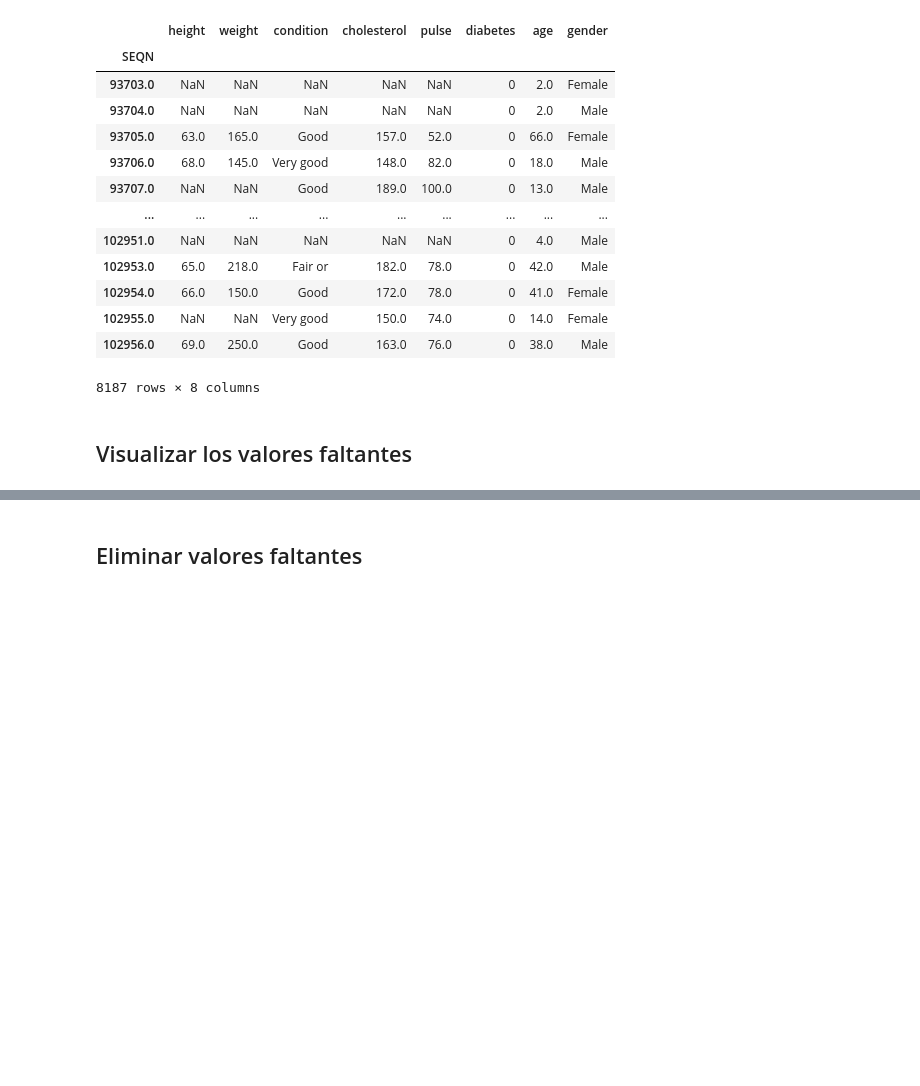
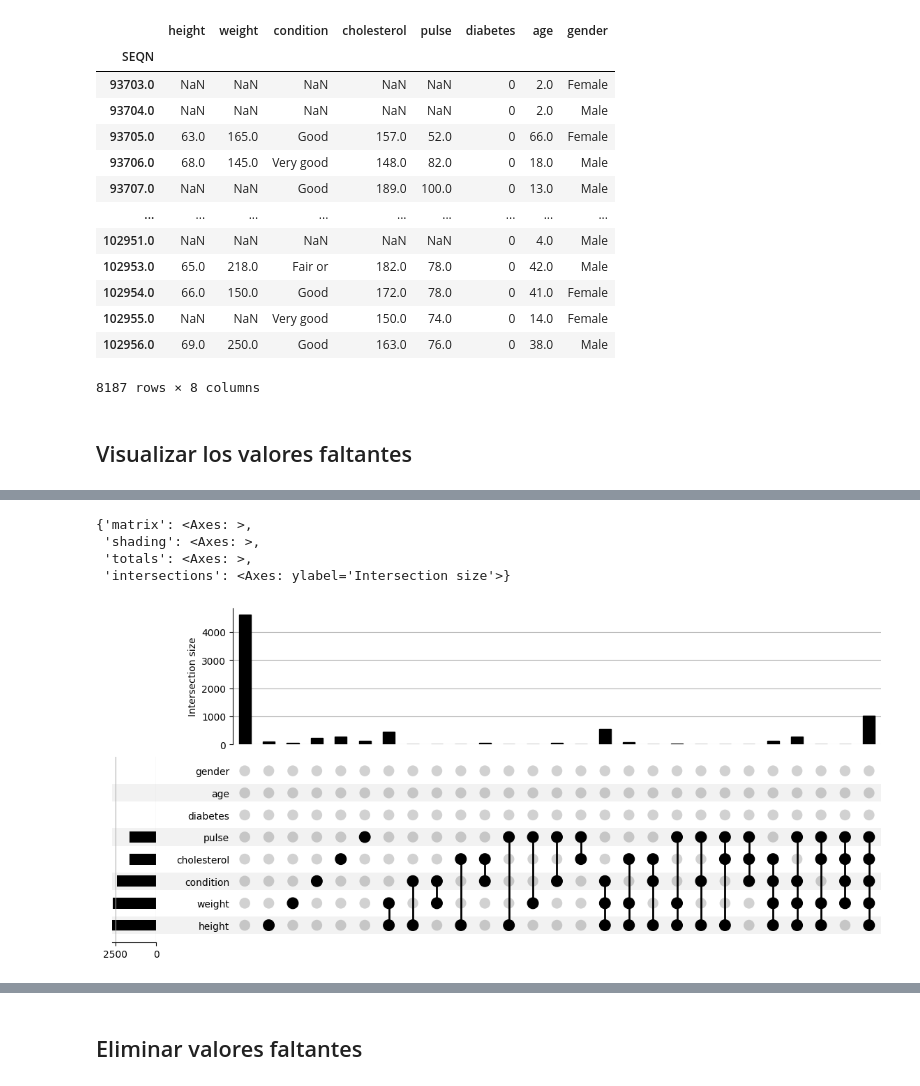
Before and after one commit to jariel17/curso-datos-faltantes-i, a Jupyter notebook: live-download-data-and-load-it.ipynb, the cells around one changed output, grey strips where cells are left out. Drawn from its saved outputs; the diff is of its cells as text; code cells hidden in the pictures; blank space fills up the shorter version.

```diff
--- a/live-download-data-and-load-it.ipynb
+++ b/live-download-data-and-load-it.ipynb
@@ -149,0 +159,12 @@ nhanes_df
+# %%
+(
+    nhanes_df
+    .missing.sort_variables_by_missingness()
+    .missing.missing_upsetplot()
+)
+# %% [output]
+{'matrix': <Axes: >,
+ 'shading': <Axes: >,
+ 'totals': <Axes: >,
+ 'intersections': <Axes: ylabel='Intersection size'>}
+[figure, added]
```
Also changed, not shown: parts of 3 cells of this notebook, 1 other file.
